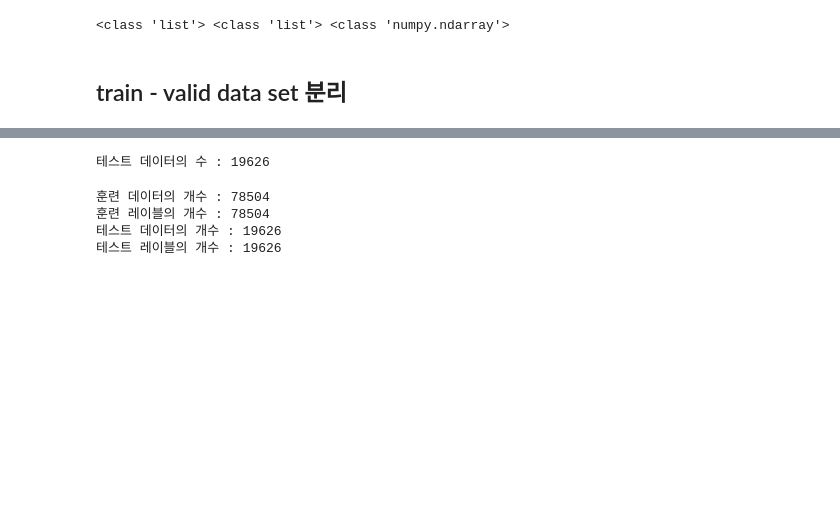
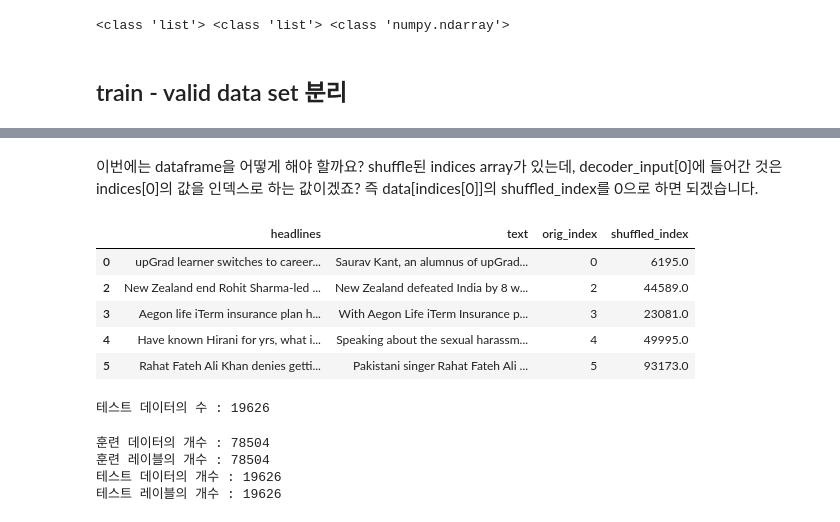
Before and after one commit to chhyyi/aiffel, a Jupyter notebook: LMS/exp12_summarizer.ipynb, the cells around one changed output, grey strips where cells are left out. Saved outputs shown, nothing was run; the diff lists cells and outputs as text; code cells hidden in the pictures; blank space fills up the shorter version.

```diff
--- a/LMS/exp12_summarizer.ipynb
+++ b/LMS/exp12_summarizer.ipynb
@@ -279,3 +266,7 @@ print('maxlen 적용 전 전체 샘플수 :', len(lim_text), len(lim_summary))
 # %% [output]
 maxlen 적용 전 전체 샘플수 : 98360 98360
 maxlen 적용 전 전체 샘플수 : 98130 98130
+# %%
+#나중에 비교를 위해 original index를 저장합니다. 인덱스를 바꿀 때마다 이걸 추가할 것입니다..
+data['orig_index']=range(len(data))
+print(data.tail())
@@ -281,0 +293,3 @@ maxlen 적용 전 전체 샘플수 : 98130 98130
+# %%
+data=data[index_to_remain]
+print(len(data))
@@ -307,3 +331,18 @@ print(decoder_input)
+# %% [markdown]
+이번에는 dataframe을 어떻게 해야 할까요? shuffle된 indices array가 있는데, decoder_input[0]에 들어간 것은 indices[0]의 값을 인덱스로 하는 값이겠죠? 즉 data[indices[0]]의 shuffled_index를 0으로 하면 되겠습니다.
+# %%
+temp_shuffled_index=np.zeros(len(data))
+for i, val in enumerate(indices):
+    temp_shuffled_index[val]=i
+data['shuffled_index']=temp_shuffled_index
+data.head()
+# %% [output]
+|  | headlines | text | orig_index | shuffled_index |
+| 0 | upGrad learner switches to career... | Saurav Kant, an alumnus of upGrad... | 0 | 6195.0 |
+| 2 | New Zealand end Rohit Sharma-led ... | New Zealand defeated India by 8 w... | 2 | 44589.0 |
+| 3 | Aegon life iTerm insurance plan h... | With Aegon Life iTerm Insurance p... | 3 | 23081.0 |
+| 4 | Have known Hirani for yrs, what i... | Speaking about the sexual harassm... | 4 | 49995.0 |
+| 5 | Rahat Fateh Ali Khan denies getti... | Pakistani singer Rahat Fateh Ali ... | 5 | 93173.0 |
 # %%
 n_of_val = int(len(encoder_input)*0.2)
 print('테스트 데이터의 수 :', n_of_val)
```
Also changed, not shown: parts of 38 cells of this notebook.
